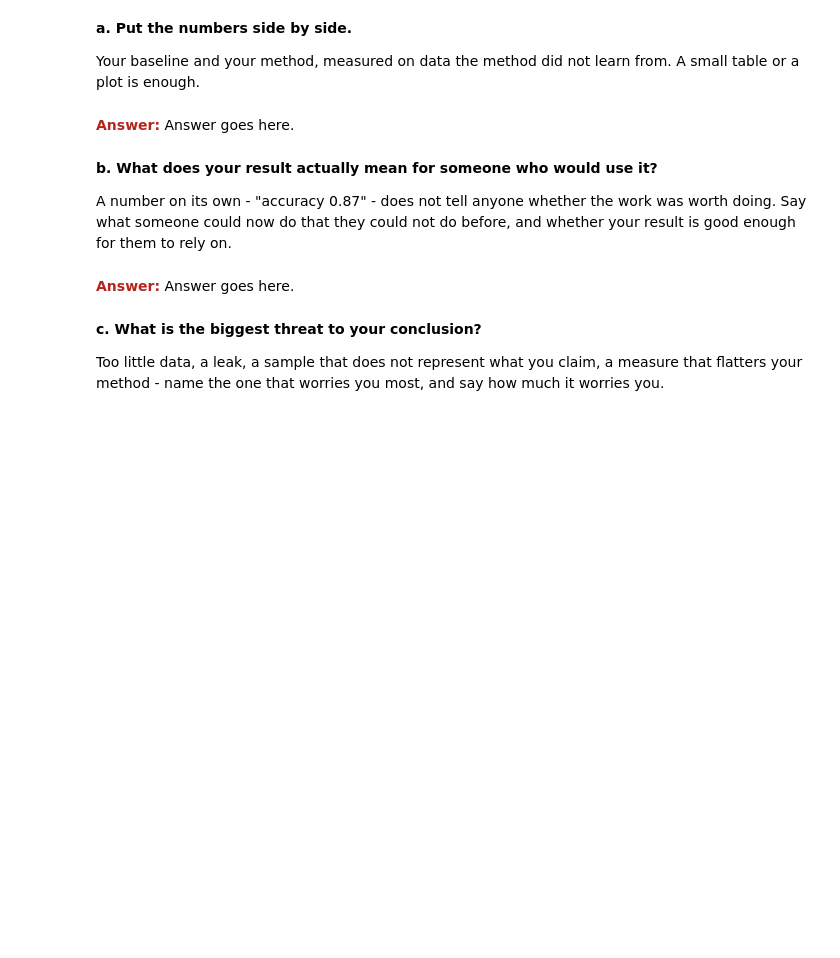
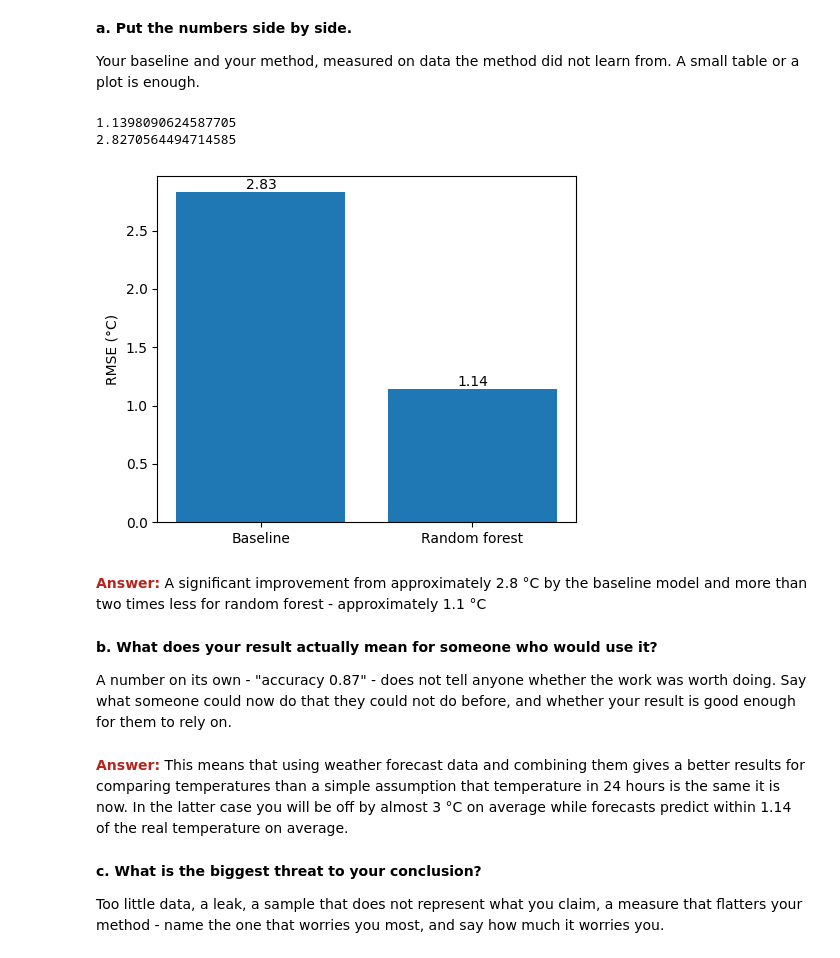
Before and after one commit to MarkenNisu/Machine_Learning_For_Weather, a Jupyter notebook: submissions/IDS2026_HW10.ipynb, the cells around one changed output. Cells and saved outputs as stored; diff of their text form; code cells hidden in the pictures; blank space fills up the shorter version.

```diff
--- a/submissions/IDS2026_HW10.ipynb
+++ b/submissions/IDS2026_HW10.ipynb
@@ -48,8 +55,11 @@ Show the table your analysis runs on - the one you ended up with after cleaning,
 The rest of this task asks how you got from the raw data to this, so it helps to have it in front of you first.
 # %%
 # TODO (if applicable)
+
+data_folder = Path.cwd().parent / "data" / "processed"
+
 df = pd.read_csv(
-     "data/processed/weather_dataset_2024_2026.csv",
+    data_folder / "weather_dataset_2024_2026.csv",
     parse_dates=["time"]
 )
 
@@ -171,4 +181,6 @@ This is **step 4**. The point is not to reach the best possible result - it is t
 Your baseline is the simplest thing that is not your method. For a prediction task that is the majority class, the mean, or an obvious rule. For a clustering or descriptive task it is the picture you would get without the method - everything in one group, or the overall average with no breakdown. Report what it gives you.
 # %%
 # TODO (if applicable)
+def baseline_predict_temperature(current_temperature):
+    return current_temperature
 # %% [markdown]
@@ -219,9 +288,38 @@ This is **step 5**. Steps 4 and 5 are easy to confuse. Step 4 asks whether the m
 
 Your baseline and your method, measured on data the method did not learn from. A small table or a plot is enough.
 # %%
-# TODO (if applicable)
+t = test.dropna(subset=["actual_temperature", "temp_at_prediction"])
+
+rmse_baseline_model = root_mean_squared_error(
+    t["actual_temperature"],
+    baseline_predict_temperature(t["temp_at_prediction"]),
+)
+
+rf = RandomForestRegressor(random_state=42, n_jobs=-1, **search.best_params_)
+rf.fit(X_all, y_all)
+
+rf_pred = rf.predict(X_test)
+
+rmse_random_forest = root_mean_squared_error(y_test, rf_pred)
+
+print(rmse_random_forest)
+print(rmse_baseline_model)
+# %% [output]
+1.1398090624587705
+2.8270564494714585
+# %%
+
+plt.figure(figsize=(5, 4))
+bars = plt.bar(["Baseline", "Random forest"],
+               [rmse_baseline_model, rmse_random_forest])
+plt.bar_label(bars, fmt="%.2f")
+plt.ylabel("RMSE (°C)")
+plt.tight_layout()
+plt.show()
+# %% [output]
+[figure, added]
 # %% [markdown]
-<span style="color:#B3261E;"><strong>Answer:</strong></span> Answer goes here.
+<span style="color:#B3261E;"><strong>Answer:</strong></span> A significant improvement from approximately 2.8 °C by the baseline model and more than two times less for random forest - approximately 1.1 °C
 # %% [markdown]
 **b. What does your result actually mean for someone who would use it?**
 
@@ -231,5 +327,5 @@ A number on its own - "accuracy 0.87" - does not tell anyone whether the work wa
 # %% [markdown]
-<span style="color:#B3261E;"><strong>Answer:</strong></span> Answer goes here.
+<span style="color:#B3261E;"><strong>Answer:</strong></span> This means that using weather forecast data and combining them gives a better results for comparing temperatures than a simple assumption that temperature in 24 hours is the same it is now. In the latter case you will be off by almost 3 °C on average while forecasts predict within 1.14 of the real temperature on average.
 # %% [markdown]
 **c. What is the biggest threat to your conclusion?**
 
```
Also changed, not shown: parts of 16 cells of this notebook, 1 other file.
